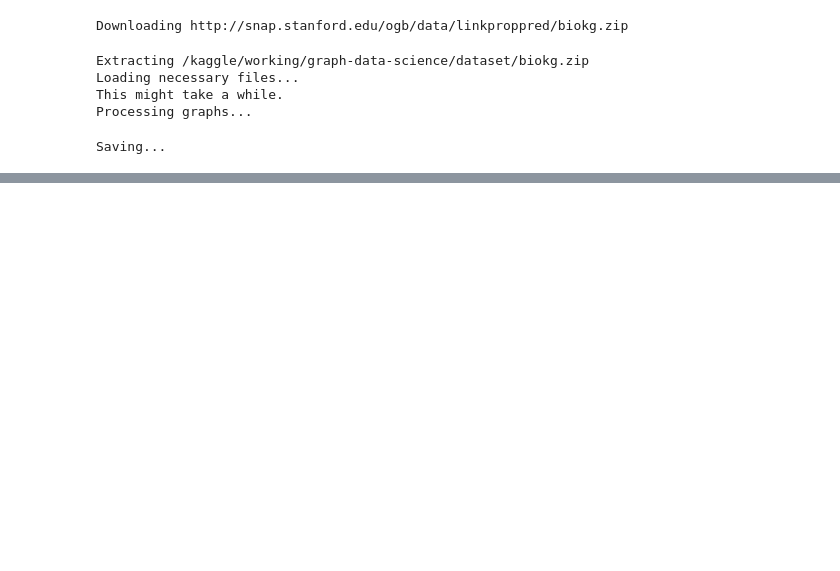
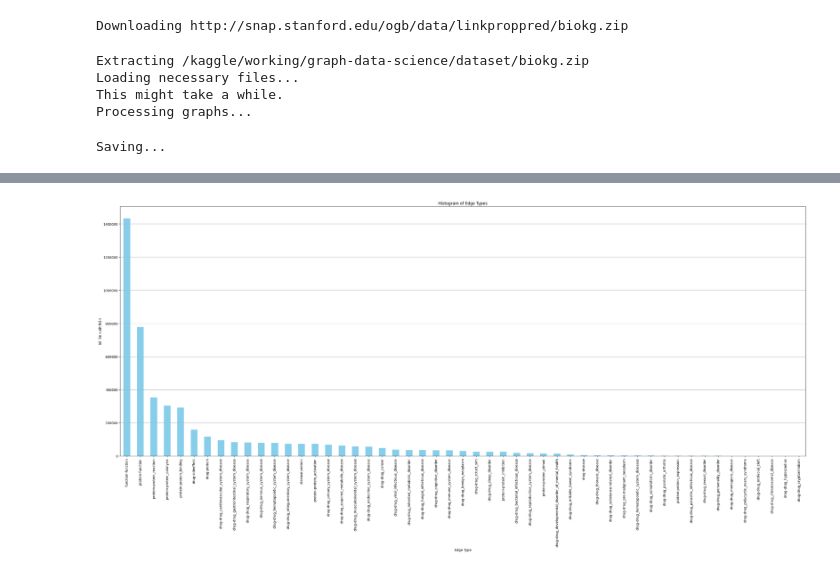
Before and after one commit to phungbminh/graph-data-science, a Jupyter notebook: working/session-02/cugraph.ipynb, the cells around one changed output, grey strips where cells are left out. Cells and saved outputs as stored; diff of their text form; code cells hidden in the pictures; blank space fills up the shorter version.

```diff
--- a/working/session-02/cugraph.ipynb
+++ b/working/session-02/cugraph.ipynb
@@ -279,0 +163,20 @@ draw_graph(nxcg_G, show_names=True, node_size=2, edge_width=0.2)
+# %%
+import matplotlib.pyplot as plt
+import cudf
+import cugraph
+
+edges_list = list(G.edges())
+edges_df = cudf.DataFrame(edges_list, columns=['src', 'dst'])
+
+G_cu = cugraph.Graph()
+G_cu.from_cudf_edgelist(edges_df, source='src', destination='dst')
+
+betweenness_centrality = cugraph.betweenness_centrality(G_cu)
+print(betweenness_centrality.head())
+
+betwcent_df = pd.DataFrame(betweenness_centrality.to_pandas() )
+betwcent_df.columns = ['betweenness_centrality']
+betwcent_df.sort_values('betweenness_centrality', inplace=True, ascending=False)
+title = 'Betweenness Centrality'
+_ = betwcent_df.plot.barh(title=titler)
+plt.gca().invert_yaxis()
@@ -279,0 +203,22 @@ draw_graph(nxcg_G, show_names=True, node_size=2, edge_width=0.2)
+# %%
+import pandas as pd
+import matplotlib.pyplot as plt
+from matplotlib.ticker import FuncFormatter
+
+
+edge_counts = biokg_edge_list['EdgeType'].value_counts()
+# Vẽ histogram
+plt.figure(figsize=(30, 15))
+edge_counts.plot(kind='bar', color='skyblue')
+plt.title('Histogram of Edge Types')
+plt.xlabel('Edge Type')
+plt.ylabel('Số lần xuất hiện')
+plt.gca().yaxis.set_major_formatter(FuncFormatter(lambda x, _: int(x)))
+plt.xticks(rotation=90)
+plt.grid(axis='y')
+
+# Hiển thị biểu đồ
+plt.tight_layout()
+plt.show()
+# %% [output]
+[figure, added]
```
Also changed, not shown: parts of 20 cells of this notebook.
